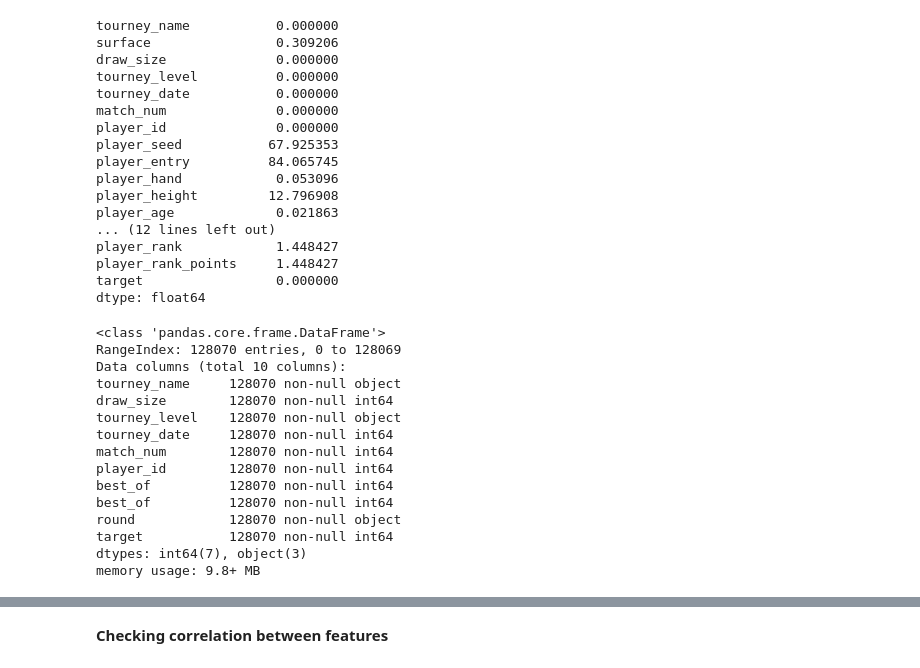
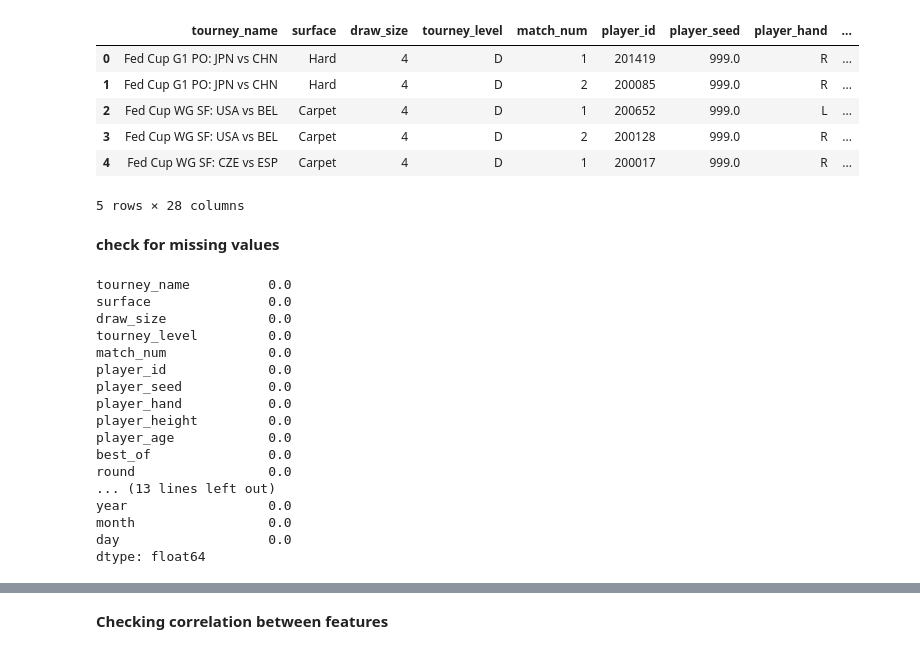
Before and after one commit to DSEI21000-S21/project-tennis-ml, a Jupyter notebook: ATP_ML.ipynb, the cells around one changed output, grey strips where cells are left out. Drawn from its saved outputs; the diff is of its cells as text; code cells hidden in the pictures.

```diff
--- a/ATP_ML.ipynb
+++ b/ATP_ML.ipynb
@@ -69,43 +136,37 @@ memory usage: 26.4+ MB
+# %%
+wta_data = pd.read_pickle("C:/Users/JAH/Documents/DSE/DSE2100_ML_project_dataset/wta_cleaned_data.pkl")
+wta_data.head()
+# %% [output]
+|  | tourney_name | surface | draw_size | tourney_level | match_num | player_id | player_seed | player_hand | ... |
+| 0 | Fed Cup G1 PO: JPN vs CHN | Hard | 4 | D | 1 | 201419 | 999.0 | R | ... |
+| 1 | Fed Cup G1 PO: JPN vs CHN | Hard | 4 | D | 2 | 200085 | 999.0 | R | ... |
+| 2 | Fed Cup WG SF: USA vs BEL | Carpet | 4 | D | 1 | 200652 | 999.0 | L | ... |
+| 3 | Fed Cup WG SF: USA vs BEL | Carpet | 4 | D | 2 | 200128 | 999.0 | R | ... |
+| 4 | Fed Cup WG SF: CZE vs ESP | Carpet | 4 | D | 1 | 200017 | 999.0 | R | ... |
+5 rows × 28 columns
+# %% [markdown]
+**check for missing values**
 # %%
 #Percentage of missing values
-(ATP_df_clean.isna().sum() / len(ATP_df_clean))*100
+(wta_data.isna().sum() / len(wta_data))*100
 # %% [output]
-tourney_name           0.000000
-surface                0.309206
-draw_size              0.000000
-tourney_level          0.000000
-tourney_date           0.000000
-match_num              0.000000
-player_id              0.000000
-player_seed           67.925353
-player_entry          84.065745
-player_hand            0.053096
-player_height         12.796908
-player_age             0.021863
-... (12 lines left out)
-player_rank            1.448427
-player_rank_points     1.448427
-target                 0.000000
+tourney_name          0.0
+surface               0.0
+draw_size             0.0
+tourney_level         0.0
+match_num             0.0
+player_id             0.0
+player_seed           0.0
+player_hand           0.0
+player_height         0.0
+player_age            0.0
+best_of               0.0
+round                 0.0
+... (13 lines left out)
+year                  0.0
+month                 0.0
+day                   0.0
 dtype: float64
-# %%
-ATP_df_clean_sample = ATP_df_clean.filter(['tourney_name','draw_size','tourney_level','tourney_date','match_num','player_id', 'best_of','best_of', 'round', 'target'], axis=1)
-ATP_df_clean_sample.info()
-# %% [output]
-<class 'pandas.core.frame.DataFrame'>
-RangeIndex: 128070 entries, 0 to 128069
-Data columns (total 10 columns):
-tourney_name     128070 non-null object
-draw_size        128070 non-null int64
-tourney_level    128070 non-null object
-tourney_date     128070 non-null int64
-match_num        128070 non-null int64
-player_id        128070 non-null int64
-best_of          128070 non-null int64
-best_of          128070 non-null int64
-round            128070 non-null object
-target           128070 non-null int64
-dtypes: int64(7), object(3)
-memory usage: 9.8+ MB
 # %%
 # Random Seed
 SEED = 42
```
Also changed, not shown: parts of 20 cells of this notebook.
